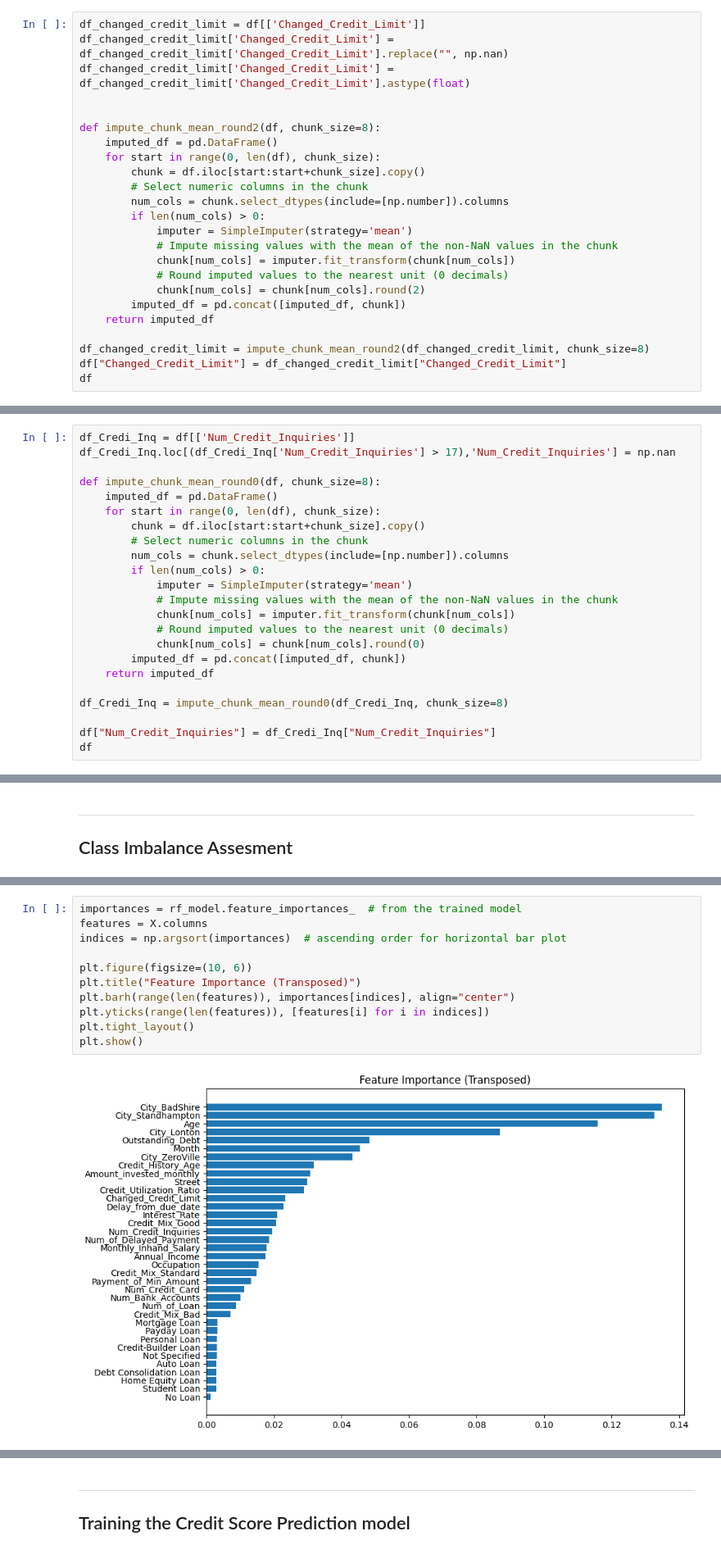
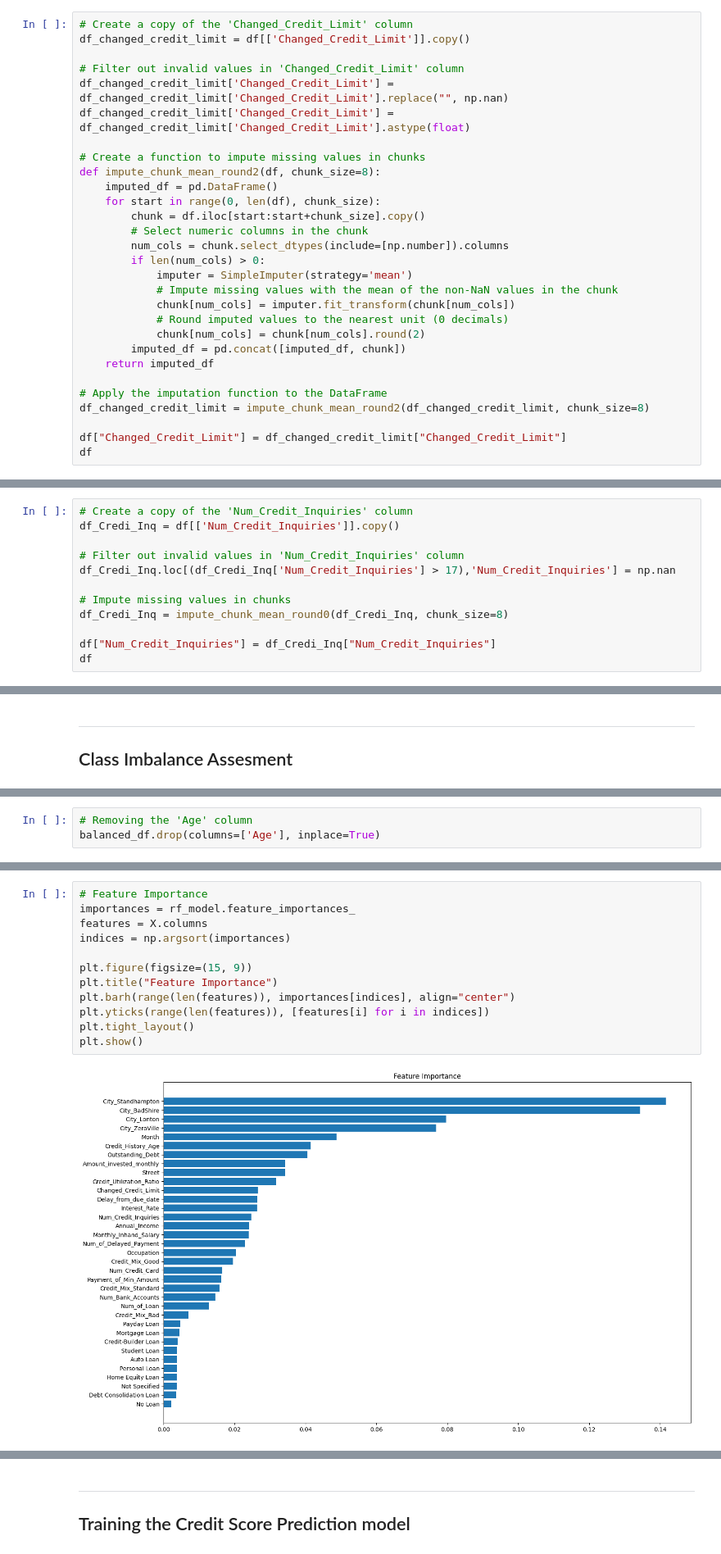
Before and after one commit to Chargent/Credit-Score-Prediction, a Jupyter notebook: main.ipynb, the cells around one changed output, grey strips where cells are left out. Shown at 82% size. Saved outputs shown, nothing was run; the diff lists cells and outputs as text.

```diff
--- a/main.ipynb
+++ b/main.ipynb
@@ -1033,11 +1030,14 @@ See the caveats in the documentation: https://pandas.pydata.org/pandas-docs/stab
 # %% [markdown]
 ### Changed Credit Limit
 # %%
-df_changed_credit_limit = df[['Changed_Credit_Limit']]
+# Create a copy of the 'Changed_Credit_Limit' column
+df_changed_credit_limit = df[['Changed_Credit_Limit']].copy()
+
+# Filter out invalid values in 'Changed_Credit_Limit' column
 df_changed_credit_limit['Changed_Credit_Limit'] = df_changed_credit_limit['Changed_Credit_Limit'].replace("", np.nan)
 df_changed_credit_limit['Changed_Credit_Limit'] = df_changed_credit_limit['Changed_Credit_Limit'].astype(float)
 
-
+# Create a function to impute missing values in chunks
 def impute_chunk_mean_round2(df, chunk_size=8):
     imputed_df = pd.DataFrame()
     for start in range(0, len(df), chunk_size):
@@ -1053,7 +1053,9 @@ def impute_chunk_mean_round2(df, chunk_size=8):
         imputed_df = pd.concat([imputed_df, chunk])
     return imputed_df
 
+# Apply the imputation function to the DataFrame
 df_changed_credit_limit = impute_chunk_mean_round2(df_changed_credit_limit, chunk_size=8)
+
 df["Changed_Credit_Limit"] = df_changed_credit_limit["Changed_Credit_Limit"]
 df
 # %% [output]
@@ -1083,24 +1075,13 @@ See the caveats in the documentation: https://pandas.pydata.org/pandas-docs/stab
 # %% [markdown]
 ### Num Credit Inquiries
 # %%
-df_Credi_Inq = df[['Num_Credit_Inquiries']]
+# Create a copy of the 'Num_Credit_Inquiries' column
+df_Credi_Inq = df[['Num_Credit_Inquiries']].copy()
+
+# Filter out invalid values in 'Num_Credit_Inquiries' column
 df_Credi_Inq.loc[(df_Credi_Inq['Num_Credit_Inquiries'] > 17),'Num_Credit_Inquiries'] = np.nan
 
-def impute_chunk_mean_round0(df, chunk_size=8):
-    imputed_df = pd.DataFrame()
-    for start in range(0, len(df), chunk_size):
-        chunk = df.iloc[start:start+chunk_size].copy()
-        # Select numeric columns in the chunk
-        num_cols = chunk.select_dtypes(include=[np.number]).columns
-        if len(num_cols) > 0:
-            imputer = SimpleImputer(strategy='mean')
-            # Impute missing values with the mean of the non-NaN values in the chunk
-            chunk[num_cols] = imputer.fit_transform(chunk[num_cols])
-            # Round imputed values to the nearest unit (0 decimals)
-            chunk[num_cols] = chunk[num_cols].round(0)
-        imputed_df = pd.concat([imputed_df, chunk])
-    return imputed_df
-
+# Impute missing values in chunks
 df_Credi_Inq = impute_chunk_mean_round0(df_Credi_Inq, chunk_size=8)
 
 df["Num_Credit_Inquiries"] = df_Credi_Inq["Num_Credit_Inquiries"]
@@ -1480,4 +1499,7 @@ plt.xticks(rotation=0)
 plt.show()
 # %% [output]
 [figure]
+# %%
+# Removing the 'Age' column
+balanced_df.drop(columns=['Age'], inplace=True)
 # %%
@@ -1522,13 +1560,14 @@ weighted avg       0.89      0.88      0.88     21930
 # %%
-importances = rf_model.feature_importances_  # from the trained model
+# Feature Importance
+importances = rf_model.feature_importances_
 features = X.columns
-indices = np.argsort(importances)  # ascending order for horizontal bar plot
+indices = np.argsort(importances)
 
-plt.figure(figsize=(10, 6))
-plt.title("Feature Importance (Transposed)")
+plt.figure(figsize=(15, 9))
+plt.title("Feature Importance")
 plt.barh(range(len(features)), importances[indices], align="center")
 plt.yticks(range(len(features)), [features[i] for i in indices])
 plt.tight_layout()
 plt.show()
 # %% [output]
-[figure, old version]
+[figure, new version]
```
Also changed, not shown: parts of 27 cells of this notebook.
